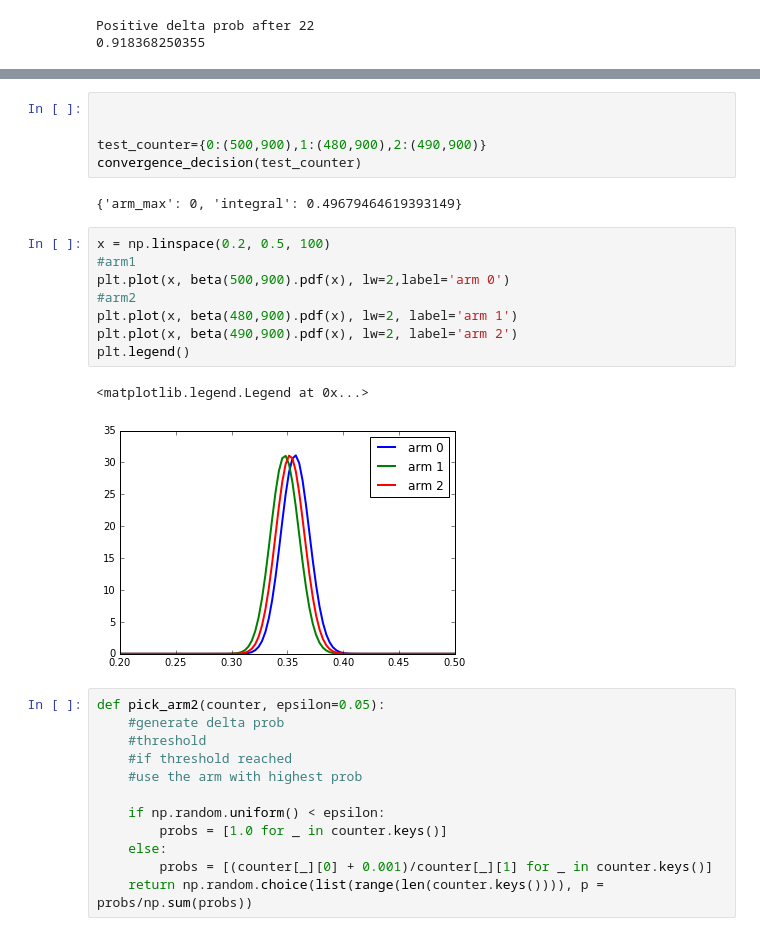
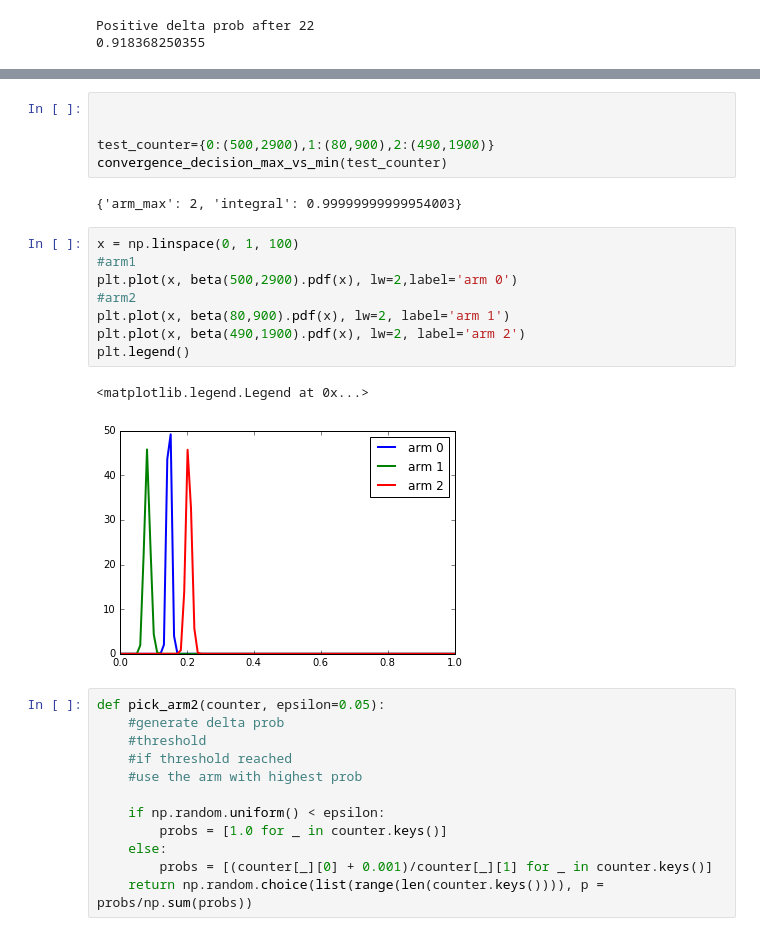
Before and after one commit to TTomm1/bandit_exercise, a Jupyter notebook: ArmedBanditNotebook.ipynb, the cells around one changed output, grey strips where cells are left out. Saved outputs shown, nothing was run; the diff lists cells and outputs as text.

```diff
--- a/ArmedBanditNotebook.ipynb
+++ b/ArmedBanditNotebook.ipynb
@@ -327,21 +328,21 @@ def convergence_decision(counter):
 # %%
 
 
-test_counter={0:(500,900),1:(480,900),2:(490,900)}
-convergence_decision(test_counter)
+test_counter={0:(500,2900),1:(80,900),2:(490,1900)}
+convergence_decision_max_vs_min(test_counter)
 # %% [output]
-{'arm_max': 0, 'integral': 0.49679464619393149}
+{'arm_max': 2, 'integral': 0.99999999999954003}
 # %%
-x = np.linspace(0.2, 0.5, 100)
+x = np.linspace(0, 1, 100)
 #arm1
-plt.plot(x, beta(500,900).pdf(x), lw=2,label='arm 0')
+plt.plot(x, beta(500,2900).pdf(x), lw=2,label='arm 0')
 #arm2
-plt.plot(x, beta(480,900).pdf(x), lw=2, label='arm 1')
-plt.plot(x, beta(490,900).pdf(x), lw=2, label='arm 2')
+plt.plot(x, beta(80,900).pdf(x), lw=2, label='arm 1')
+plt.plot(x, beta(490,1900).pdf(x), lw=2, label='arm 2')
 plt.legend()
 # %% [output]
 <matplotlib.legend.Legend at 0x...>
-[figure, old version]
+[figure, new version]
 # %%
 def pick_arm2(counter, epsilon=0.05):
     #generate delta prob
```
Also changed, not shown: parts of 10 cells of this notebook.
